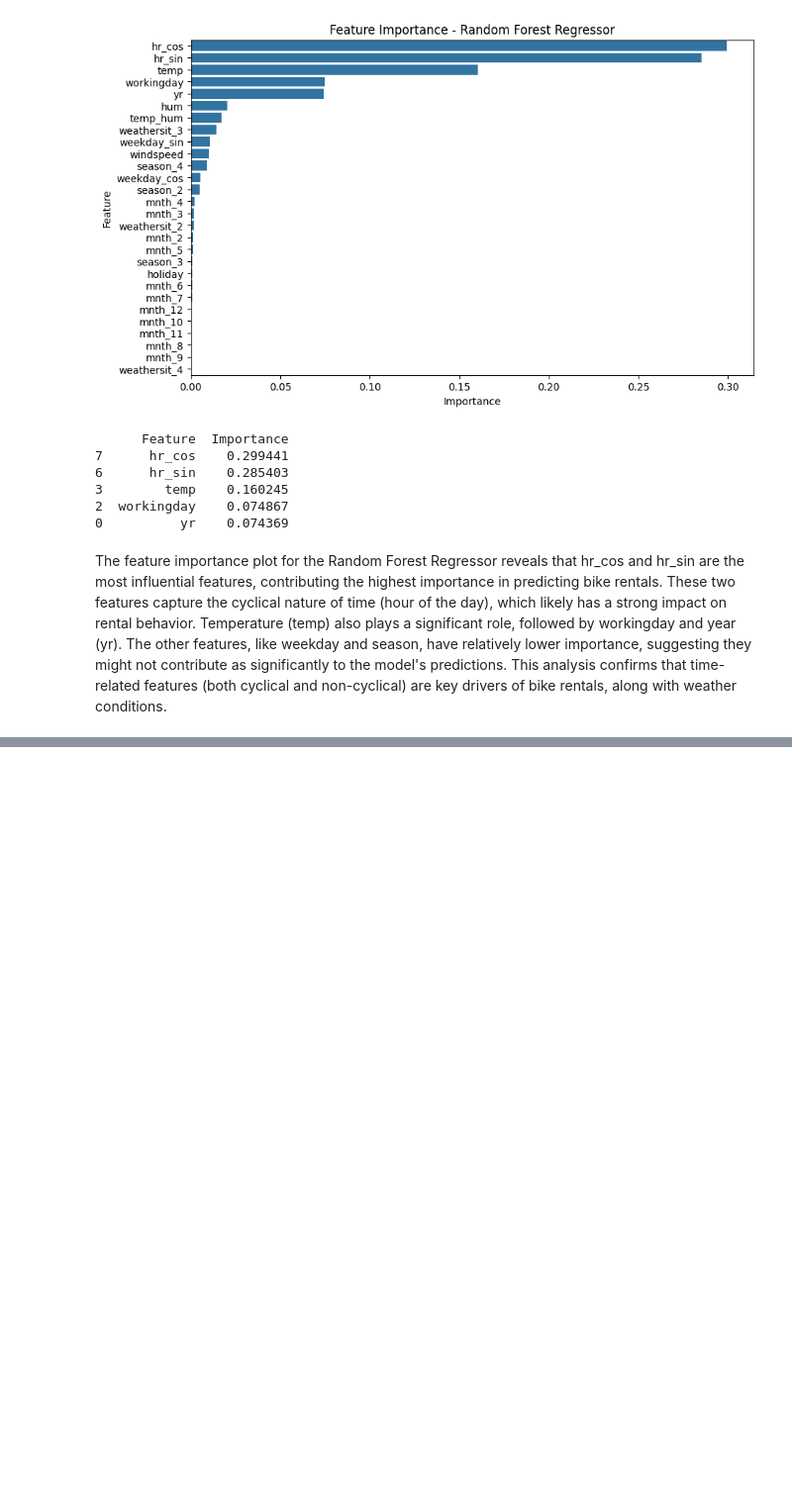
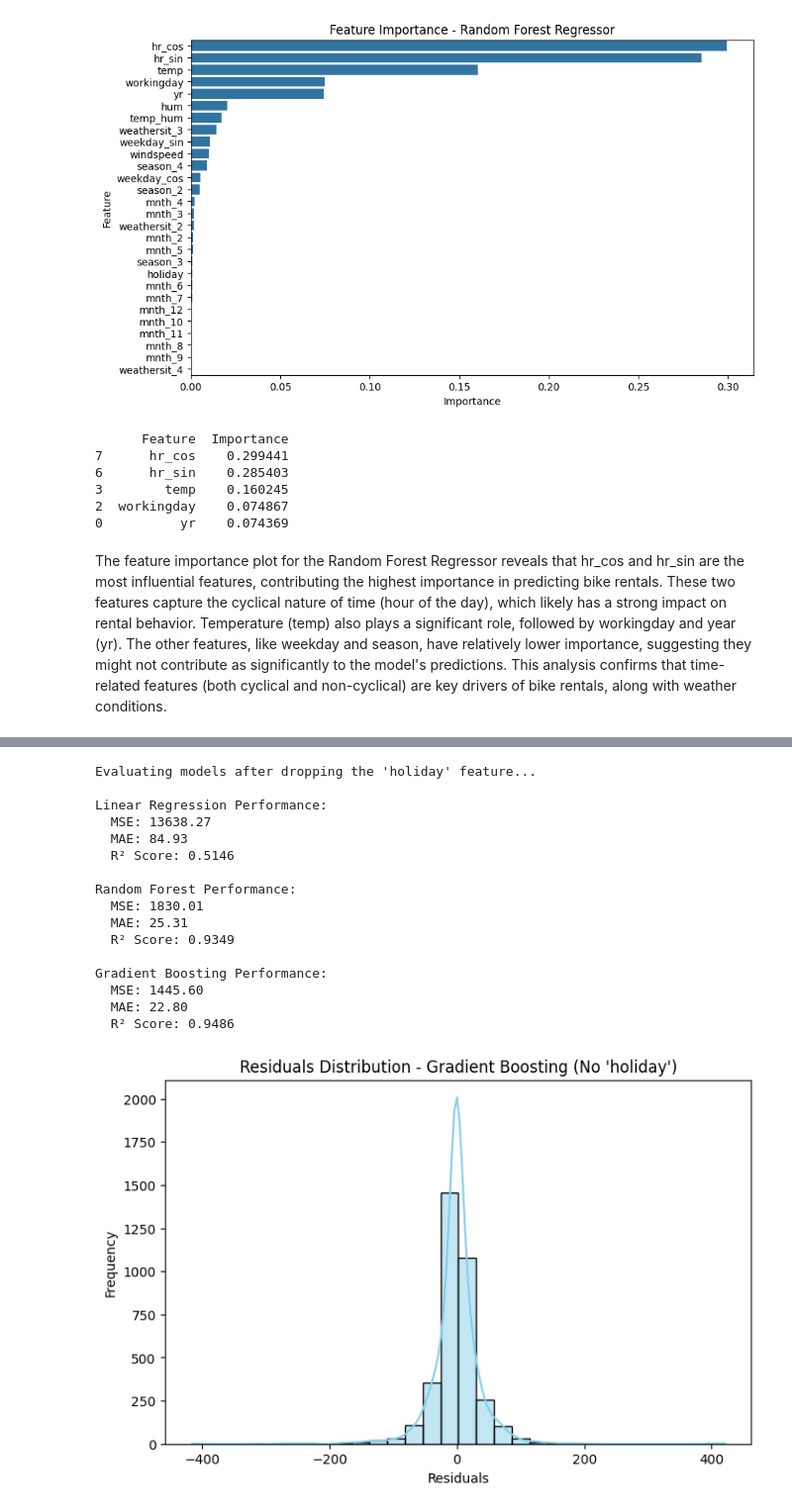
Before and after one commit to lucaskvz/AI-MACHINE-LEARNING-FOUNDATIONS, a Jupyter notebook: assignment_2_Lucas_Van_Zyl.ipynb, the cells around one changed output, grey strips where cells are left out. Shown at 99% size. Saved outputs shown, nothing was run; the diff lists cells and outputs as text; code cells hidden in the pictures; blank space fills up the shorter version.

```diff
--- a/assignment_2_Lucas_Van_Zyl.ipynb
+++ b/assignment_2_Lucas_Van_Zyl.ipynb
@@ -647,0 +841,63 @@ The feature importance plot for the Random Forest Regressor reveals that hr_cos
+# %%
+# Creating the new feature sets by dropping the 'holiday' column
+X_train_new = X_train.drop(columns=['holiday'], errors='ignore')
+X_val_new = X_val.drop(columns=['holiday'], errors='ignore')
+X_test_new = X_test.drop(columns=['holiday'], errors='ignore')
+
+# Defining a helper function to train and evaluate a model
+def evaluate_model(model, X_tr, y_tr, X_val, y_val, model_name="Model"):
+    model.fit(X_tr, y_tr)
+    y_pred = model.predict(X_val)
+    mse = mean_squared_error(y_val, y_pred)
+    mae = mean_absolute_error(y_val, y_pred)
+    r2 = r2_score(y_val, y_pred)
+    print(f"{model_name} Performance:")
+    print(f"  MSE: {mse:.2f}")
+    print(f"  MAE: {mae:.2f}")
+    print(f"  R² Score: {r2:.4f}\n")
+    return y_pred, mse, mae, r2
+
+print("Evaluating models after dropping the 'holiday' feature...\n")
+
+# 1. Linear Regression
+lr_model = LinearRegression()
+y_pred_lr, mse_lr, mae_lr, r2_lr = evaluate_model(lr_model, X_train_new, y_train, X_val_new, y_val, "Linear Regression")
+
+# 2. Random Forest Regressor
+rf_model = RandomForestRegressor(random_state=42, n_estimators=400, max_depth=40, min_samples_split=2, min_samples_leaf=1)
+y_pred_rf, mse_rf, mae_rf, r2_rf = evaluate_model(rf_model, X_train_new, y_train, X_val_new, y_val, "Random Forest")
+
+# 3. Gradient Boosting Regressor
+gb_model = GradientBoostingRegressor(random_state=42, n_estimators=414, max_depth=9, learning_rate=0.0566, subsample=0.5)
+y_pred_gb, mse_gb, mae_gb, r2_gb = evaluate_model(gb_model, X_train_new, y_train, X_val_new, y_val, "Gradient Boosting")
+
+# Define a function to plot residuals
+def plot_residuals(y_true, y_pred, title):
+    residuals = y_true - y_pred
+    plt.figure(figsize=(8, 5))
+    sns.histplot(residuals, bins=30, kde=True, color='skyblue')
+    plt.title(title)
+    plt.xlabel("Residuals")
+    plt.ylabel("Frequency")
+    plt.show()
+
+# Plot residuals for one of the models -> Gradient Boosting
+plot_residuals(y_val, y_pred_gb, "Residuals Distribution - Gradient Boosting (No 'holiday')")
+# %% [output]
+Evaluating models after dropping the 'holiday' feature...
+
+Linear Regression Performance:
+  MSE: 13638.27
+  MAE: 84.93
+  R² Score: 0.5146
+
+Random Forest Performance:
+  MSE: 1830.01
+  MAE: 25.31
+  R² Score: 0.9349
+
+Gradient Boosting Performance:
+  MSE: 1445.60
+  MAE: 22.80
+  R² Score: 0.9486
+[figure, added]
```
Also changed, not shown: parts of 50 cells of this notebook.
